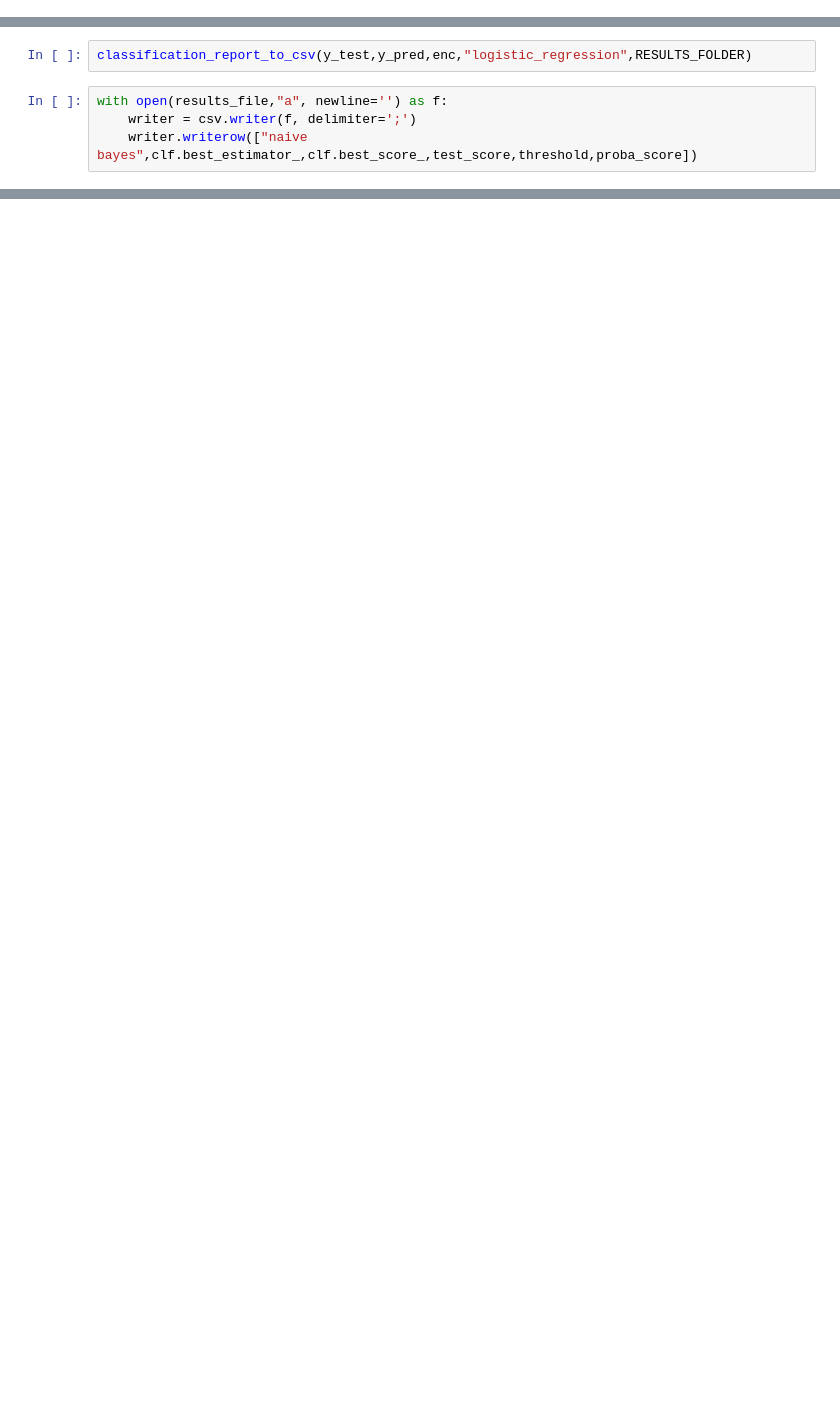
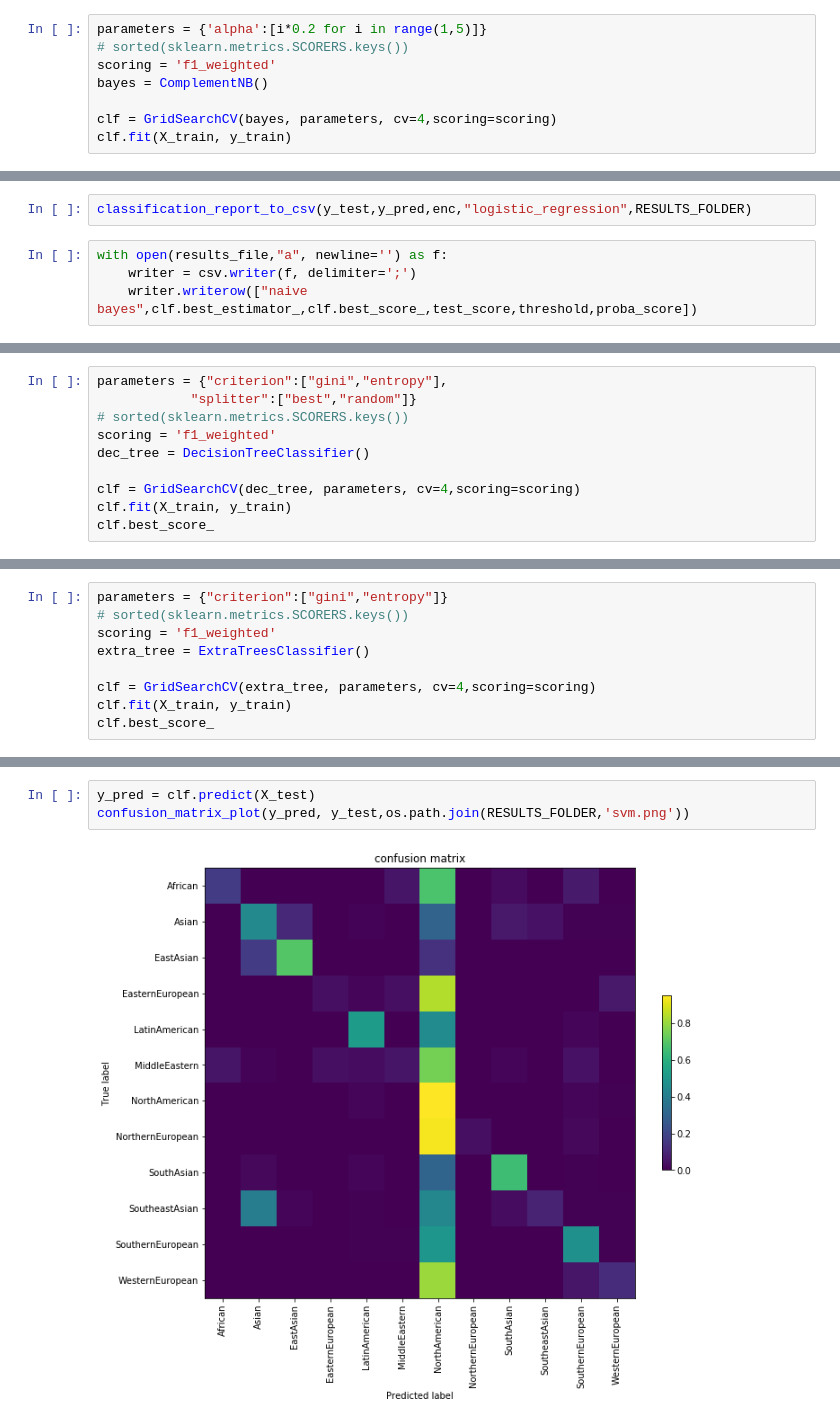
Before and after one commit to catherning/food_recipe_gen, a Jupyter notebook: cuisine_classification/ML_classification.ipynb, the cells around one changed output, grey strips where cells are left out. Drawn from its saved outputs; the diff is of its cells as text; blank space fills up the shorter version.

```diff
--- a/cuisine_classification/ML_classification.ipynb
+++ b/cuisine_classification/ML_classification.ipynb
@@ -301,3 +328,11 @@ with open(results_file,"a", newline='') as f:
     writer.writerow(["svm",clf.best_estimator_,clf.best_score_,test_score,threshold,proba_score])
 # %% [markdown]
 # Naive Bayes
+# %%
+parameters = {'alpha':[i*0.2 for i in range(1,5)]}
+# sorted(sklearn.metrics.SCORERS.keys())
+scoring = 'f1_weighted'
+bayes = ComplementNB()
+
+clf = GridSearchCV(bayes, parameters, cv=4,scoring=scoring)
+clf.fit(X_train, y_train)
@@ -322,0 +372,10 @@ with open(results_file,"a", newline='') as f:
+# %%
+parameters = {"criterion":["gini","entropy"],
+            "splitter":["best","random"]}
+# sorted(sklearn.metrics.SCORERS.keys())
+scoring = 'f1_weighted'
+dec_tree = DecisionTreeClassifier()
+
+clf = GridSearchCV(dec_tree, parameters, cv=4,scoring=scoring)
+clf.fit(X_train, y_train)
+clf.best_score_
@@ -322,0 +401,9 @@ with open(results_file,"a", newline='') as f:
+# %%
+parameters = {"criterion":["gini","entropy"]}
+# sorted(sklearn.metrics.SCORERS.keys())
+scoring = 'f1_weighted'
+extra_tree = ExtraTreesClassifier()
+
+clf = GridSearchCV(extra_tree, parameters, cv=4,scoring=scoring)
+clf.fit(X_train, y_train)
+clf.best_score_
@@ -322,0 +416,5 @@ with open(results_file,"a", newline='') as f:
+# %%
+y_pred = clf.predict(X_test)
+confusion_matrix_plot(y_pred, y_test,os.path.join(RESULTS_FOLDER,'svm.png'))
+# %% [output]
+[figure, added]
```
Also changed, not shown: parts of 48 cells of this notebook, 2 other files.
